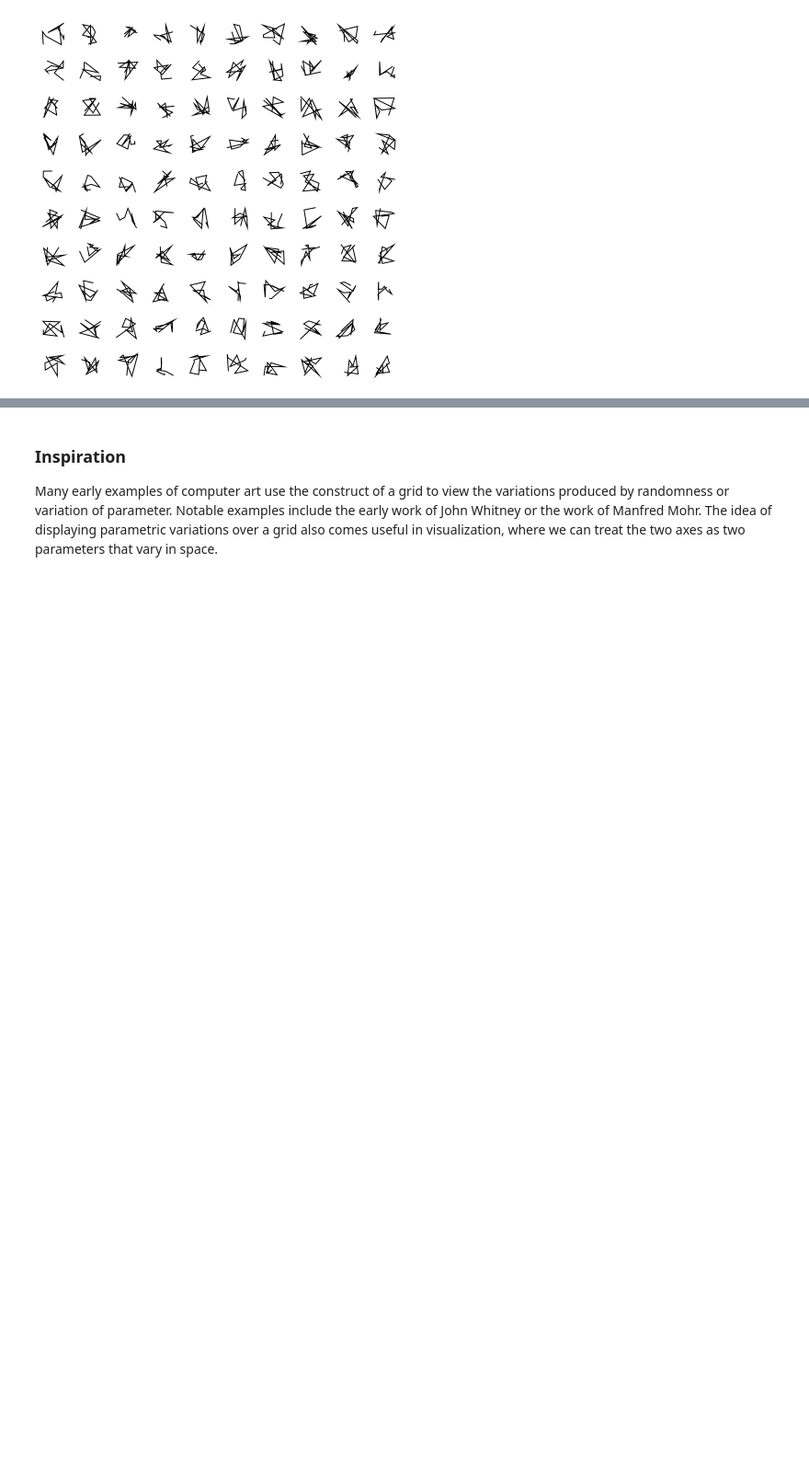
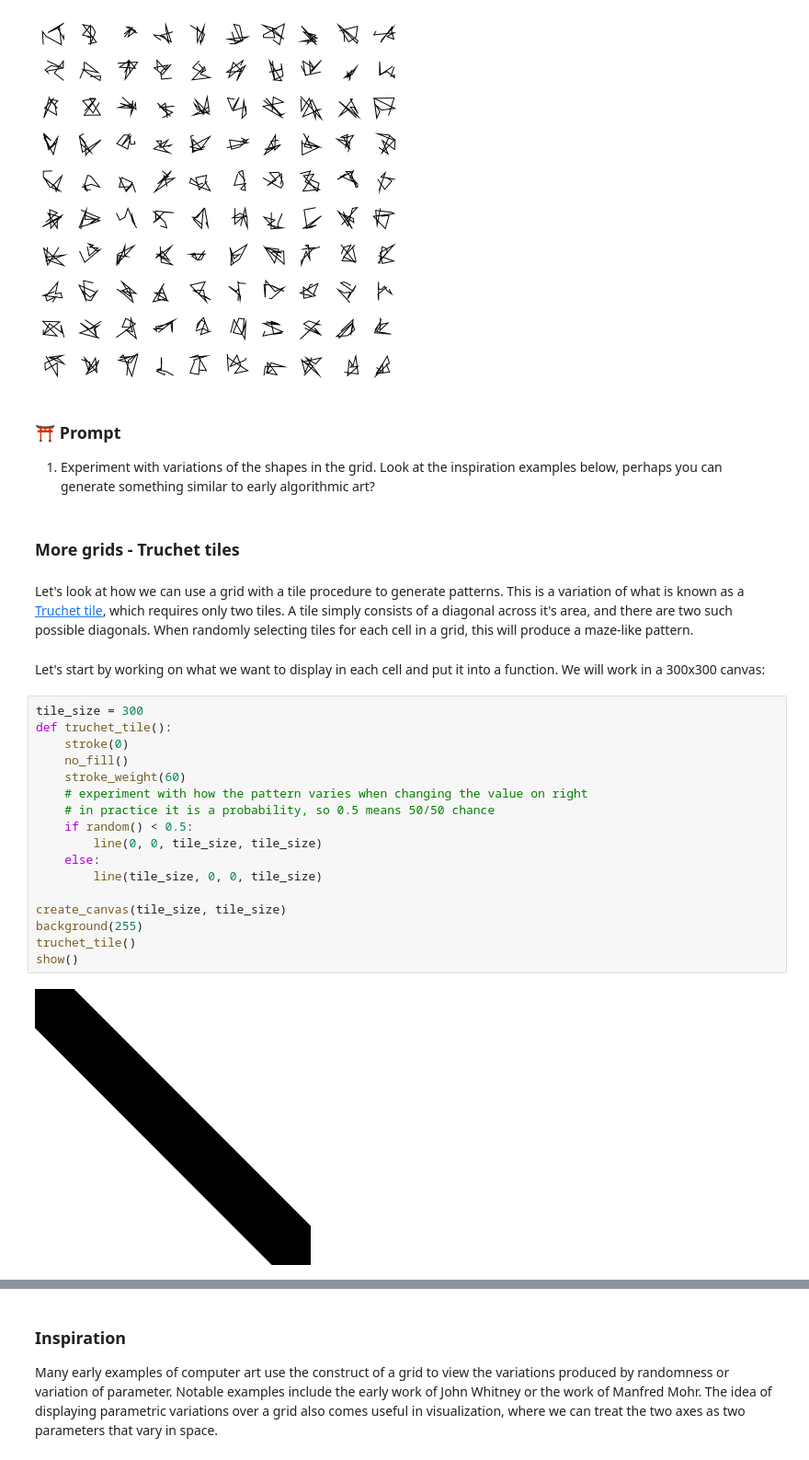
Before and after one commit to Mtj2042/generative_drawing, a Jupyter notebook: ug/week3/week3_vector_drawing.ipynb, the cells around one changed output, grey strips where cells are left out. Shown at 92% size. Saved outputs shown, nothing was run; the diff lists cells and outputs as text; blank space fills up the shorter version.

```diff
--- a/ug/week3/week3_vector_drawing.ipynb
+++ b/ug/week3/week3_vector_drawing.ipynb
@@ -335,3 +335,32 @@ for i in range(num_rows):
 show()
 # %% [output]
 [figure]
+# %% [markdown]
+### ⛩ Prompt
+1. Experiment with variations of the shapes in the grid. Look at the inspiration examples below, perhaps you can generate something similar to early algorithmic art?
+# %% [markdown]
+### More grids - Truchet tiles
+# %% [markdown]
+Let's look at how we can use a grid with a tile procedure to generate patterns. This is a variation of what is known as a [Truchet tile](https://en.wikipedia.org/wiki/Truchet_tiling), which requires only two tiles. A tile simply consists of a diagonal across it's area, and there are two such possible diagonals. When randomly selecting tiles for each cell in a grid, this will produce a maze-like pattern.
+# %% [markdown]
+Let's start by working on what we want to display in each cell and put it into a function.
+We will work in a 300x300 canvas:
+# %%
+tile_size = 300
+def truchet_tile():
+    stroke(0)
+    no_fill()
+    stroke_weight(60)
+    # experiment with how the pattern varies when changing the value on right
+    # in practice it is a probability, so 0.5 means 50/50 chance
+    if random() < 0.5:
+        line(0, 0, tile_size, tile_size)
+    else:
+        line(tile_size, 0, 0, tile_size)
+
+create_canvas(tile_size, tile_size)
+background(255)
+truchet_tile()
+show()
+# %% [output]
+[figure, added]
```
Also changed, not shown: parts of 13 cells of this notebook, 1 other file.
